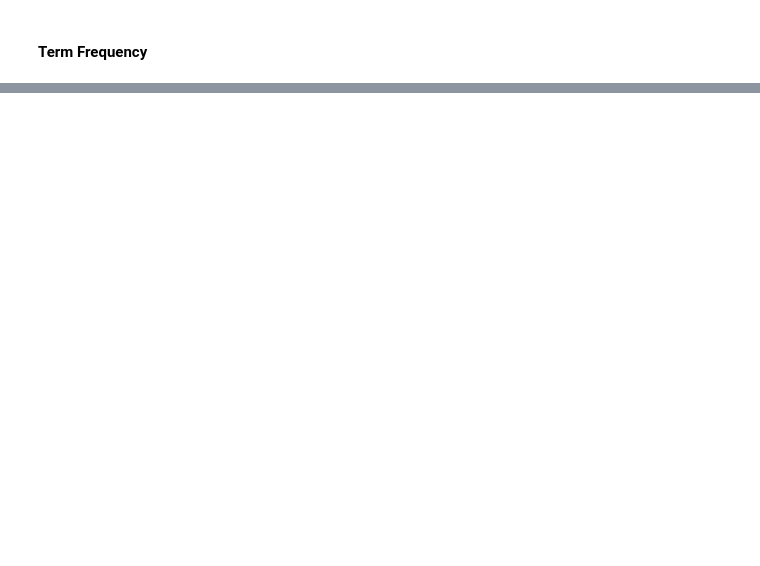
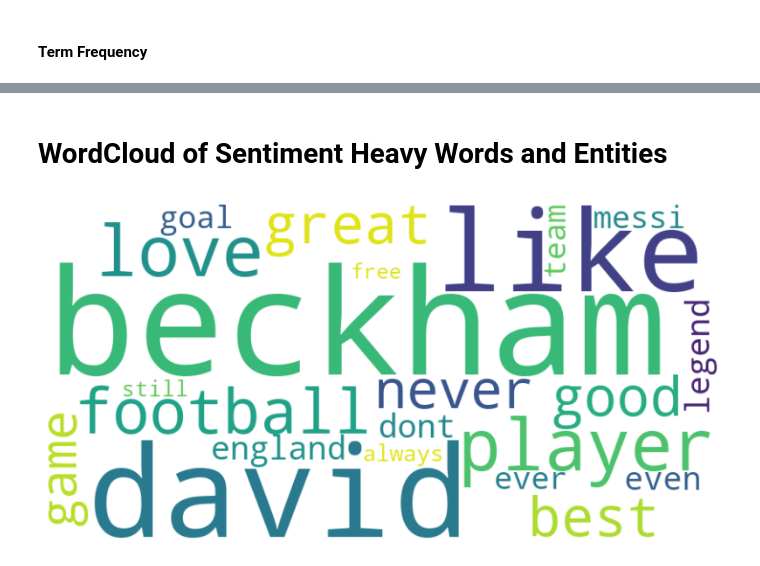
Before and after one commit to hinton024/Assignment-2-Social-media-and-network-analytics, a Jupyter notebook: Youtube_Preprocessing.ipynb, the cells around one changed output, grey strips where cells are left out. Drawn from its saved outputs; the diff is of its cells as text; code cells hidden in the pictures; blank space fills up the shorter version.

Commit message:
Add files via upload
Updated Youtube_Preprocessing with sentiment analysis

```diff
--- a/Youtube_Preprocessing.ipynb
+++ b/Youtube_Preprocessing.ipynb
@@ -194,0 +195,43 @@ match: 19
+# %% [markdown]
+# WordCloud of Sentiment Heavy Words and Entities
+# %%
+# Visualizing the sentiment heavy words and entities
+import matplotlib.pyplot as plt
+from wordcloud import WordCloud
+
+# Dictionary with sentiment heavy words and entities and their frequencies as values
+words_freq = {
+    "beckham": 364,
+    "david": 268,
+    "like": 208,
+    "player": 152,
+    "love": 147,
+    "football": 113,
+    "great": 90,
+    "good": 88,
+    "best": 87,
+    "never": 85,
+    "game": 72,
+    "england": 70,
+    "legend": 70,
+    "dont": 70,
+    "even": 66,
+    "goal": 63,
+    "team": 62,
+    "messi": 61,
+    "ever": 60,
+    "always": 59,
+    "still": 56,
+    "free": 50
+}
+
+# Generating the word cloud
+wordcloud = WordCloud(width=800, height=400, background_color='white').generate_from_frequencies(words_freq)
+
+# Plotting the word cloud
+plt.figure(figsize=(10,5))
+plt.imshow(wordcloud, interpolation='bilinear')
+plt.axis('off')  # Hiding axes
+plt.show()
+# %% [output]
+[figure, added]
```
Also changed, not shown: parts of 13 cells of this notebook.
